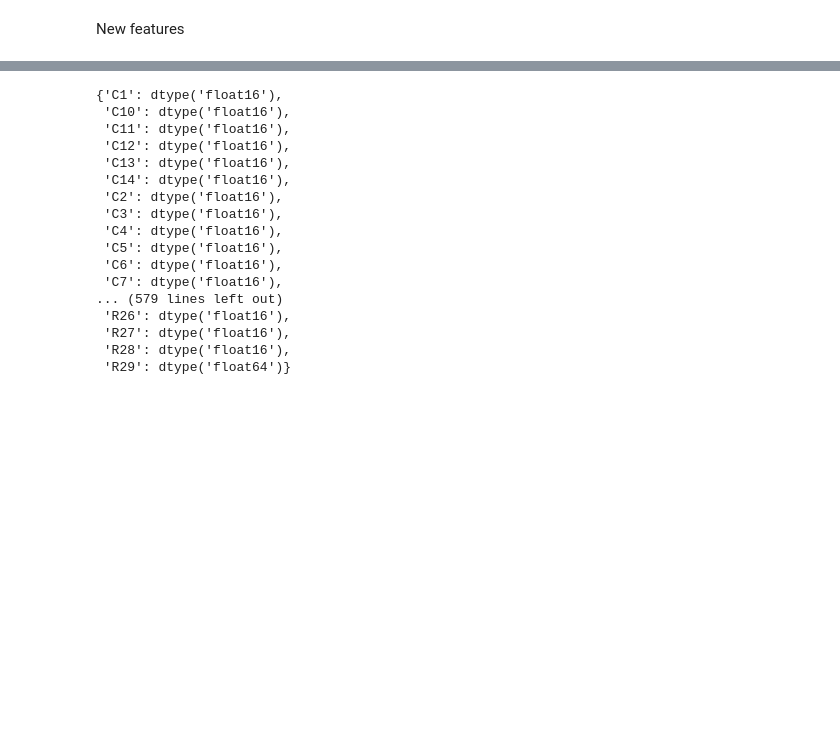
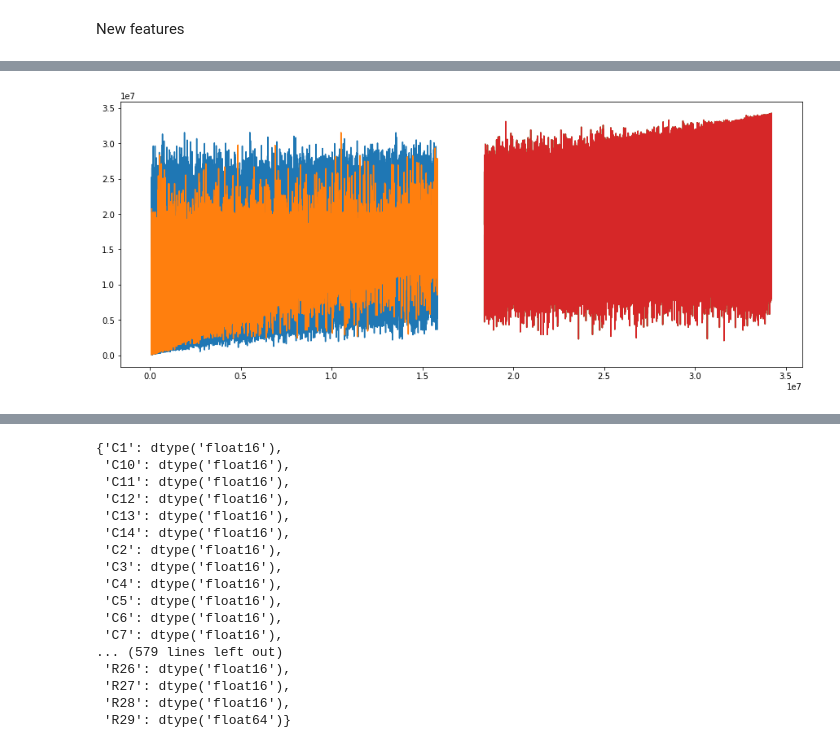
Before and after one commit to rodgomrod/kaggle_ieee_fraud, a Jupyter notebook: feature_engineering.ipynb, the cells around one changed output, grey strips where cells are left out. Cells and saved outputs as stored; diff of their text form; code cells hidden in the pictures; blank space fills up the shorter version.

```diff
--- a/feature_engineering.ipynb
+++ b/feature_engineering.ipynb
@@ -128,0 +225,4 @@ New features
+# %%
+plot_col('R30')
+# %% [output]
+[figure, added]
```
Also changed, not shown: parts of 27 cells of this notebook, 2 other files.
